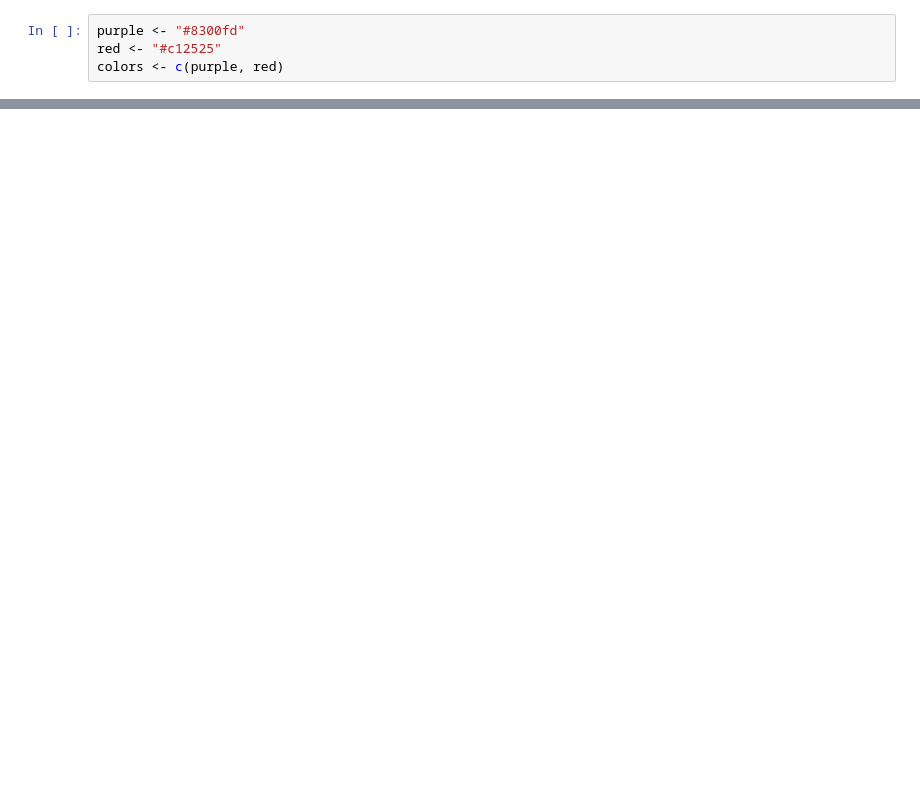
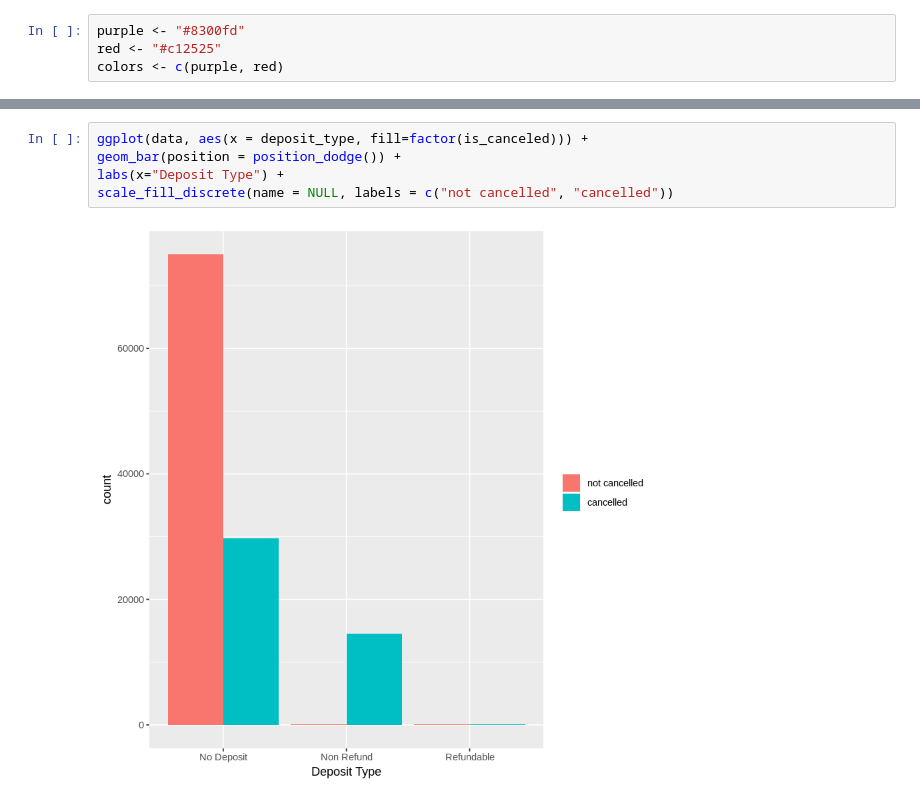
Before and after one commit to IslamAhmed1092/hotel-booking-demand-analysis, a Jupyter notebook: Analysis.ipynb, the cells around one changed output, grey strips where cells are left out. Drawn from its saved outputs; the diff is of its cells as text; blank space fills up the shorter version.

Commit message:
add plots for deposit type and for assigned and reserved room types

```diff
--- a/Analysis.ipynb
+++ b/Analysis.ipynb
@@ -131,0 +146,7 @@ ggplot(country_city, aes(x = "", y = sort(Freq), colour=Var1, fill= Var1))+
+# %%
+ggplot(data, aes(x = deposit_type, fill=factor(is_canceled))) +
+geom_bar(position = position_dodge()) +
+labs(x="Deposit Type") +
+scale_fill_discrete(name = NULL, labels = c("not cancelled", "cancelled"))
+# %% [output]
+[figure, added]
```
Also changed, not shown: parts of 13 cells of this notebook.
